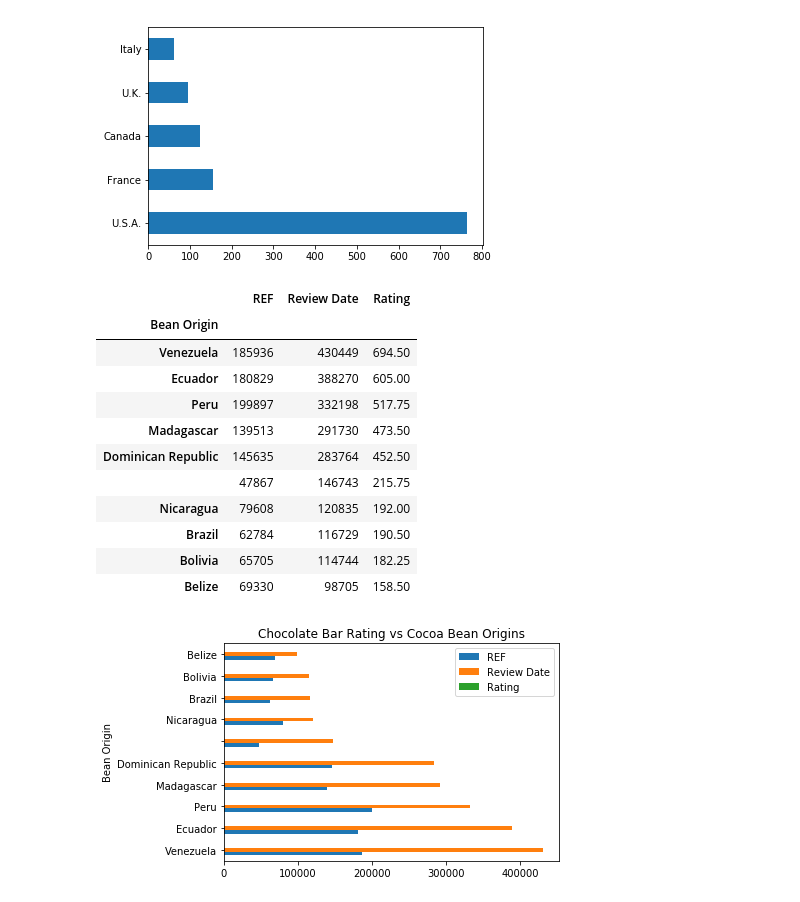
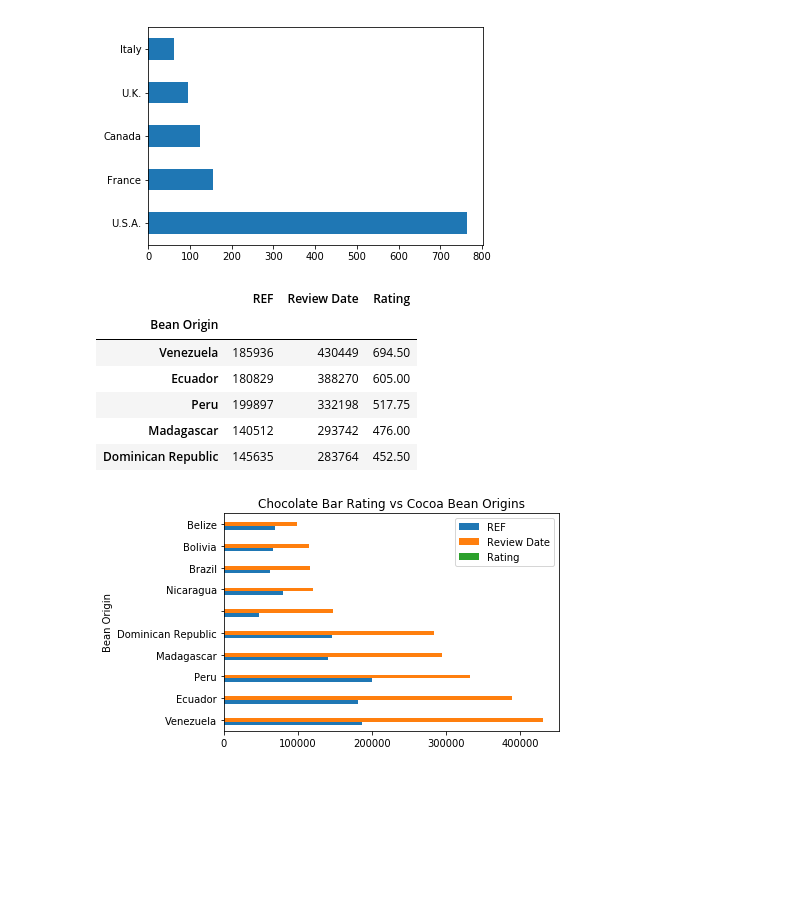
Before and after one commit to BunLinh/Homeworksubmissions, a Jupyter notebook: Copy_of_Team_1_Chocolate_Bar.ipynb, the cells around one changed output. Saved outputs shown, nothing was run; the diff lists cells and outputs as text; code cells hidden in the pictures; blank space fills up the shorter version.

```diff
--- a/Copy_of_Team_1_Chocolate_Bar.ipynb
+++ b/Copy_of_Team_1_Chocolate_Bar.ipynb
@@ -232,4 +232,5 @@ choco_bar[choco_bar['Bean Origin'].isnull()]
 choco_bar['Bean Type'].fillna(value=' ', inplace=True)
 # %%
 # Fill the blanks
-choco_bar['Bean Origin'].fillna(value=' ', inplace=True)
+# lay cot Origin Bar Name value for Bean Origin
+choco_bar['Bean Origin']=choco_bar['Bean Origin'].fillna(choco_bar['Origin Bar Name'])
@@ -285,0 +326,3 @@ Name: Bean Origin, Length: 101, dtype: int64
+# %%
+# Cocoa
+choco_bar['Cocoa Percent']=choco_bar['Cocoa Percent'].str.replace('%','').astype(float)/10
@@ -321,21 +384,16 @@ choco_bar['Company Location'].value_counts()[:5].plot(kind='barh');
 [figure]
 # %%
 # Where does the best bean grown?
-choco_bar5=choco_bar.groupby('Bean Origin').sum().sort_values(by='Rating',ascending=False)[:10]
+choco_bar5=choco_bar.groupby('Bean Origin').sum().sort_values(by='Rating',ascending=False)[:5]
 choco_bar5
 # %% [output]
 |  | REF | Review Date | Rating |
 | Bean Origin |  |  |  |
 | Venezuela | 185936 | 430449 | 694.50 |
 | Ecuador | 180829 | 388270 | 605.00 |
 | Peru | 199897 | 332198 | 517.75 |
-| Madagascar | 139513 | 291730 | 473.50 |
+| Madagascar | 140512 | 293742 | 476.00 |
 | Dominican Republic | 145635 | 283764 | 452.50 |
-|  | 47867 | 146743 | 215.75 |
-| Nicaragua | 79608 | 120835 | 192.00 |
-| Brazil | 62784 | 116729 | 190.50 |
-| Bolivia | 65705 | 114744 | 182.25 |
-| Belize | 69330 | 98705 | 158.50 |
 # %%
 choco_bar5=choco_bar.groupby('Bean Origin').sum().sort_values(by='Rating',ascending=False)[:10].plot(kind='barh', title="Chocolate Bar Rating vs Cocoa Bean Origins");
 # %% [output]
```
Also changed, not shown: parts of 13 cells of this notebook.
